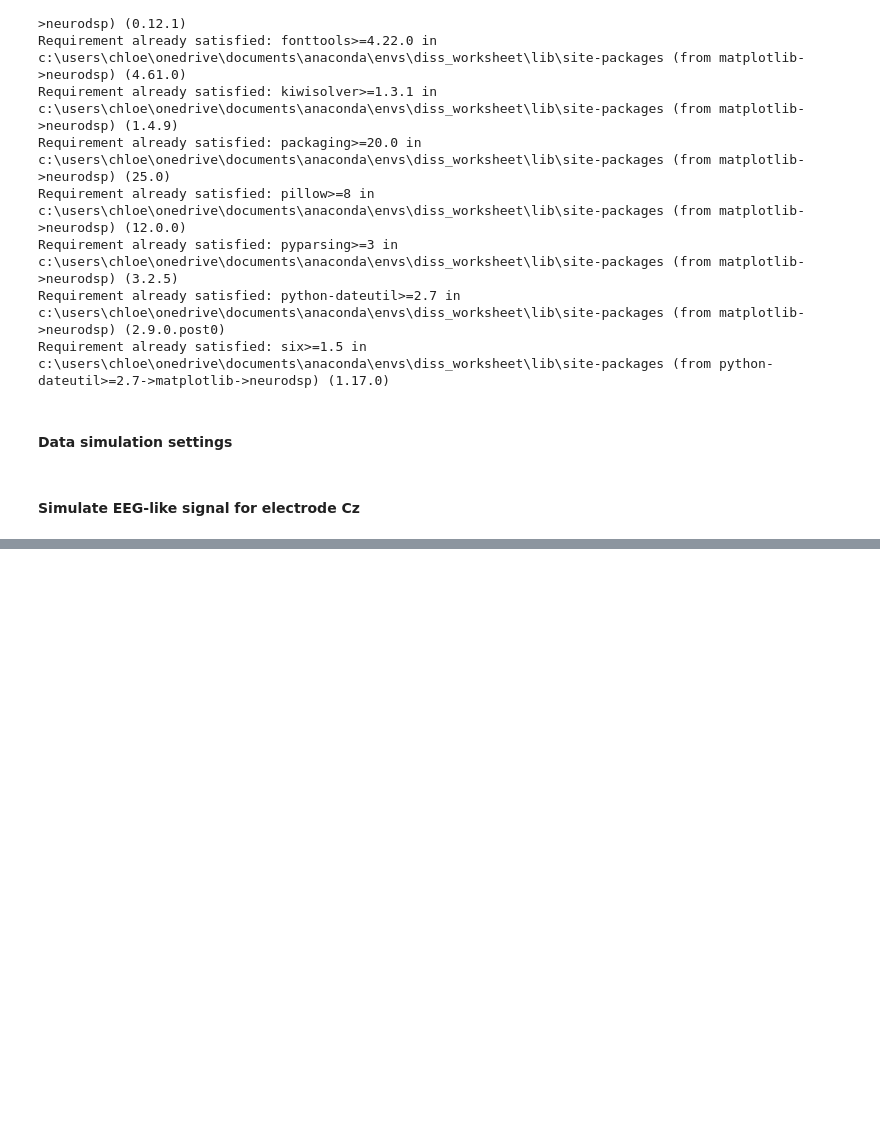
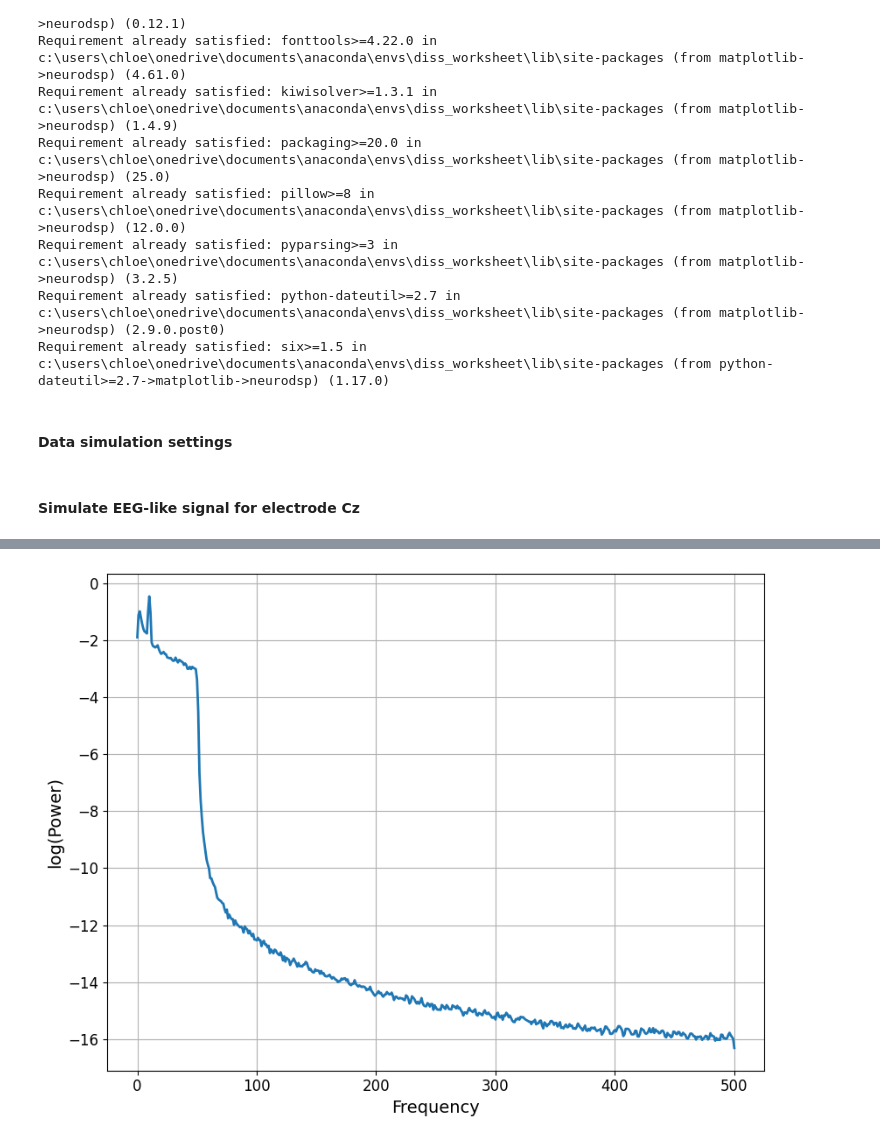
Before and after one commit to chloehooper18/DissertationSimulations, a Jupyter notebook: 02 Simulations 1ppt/01_Cz_Simulation.ipynb, the cells around one changed output, grey strips where cells are left out. Drawn from its saved outputs; the diff is of its cells as text; code cells hidden in the pictures; blank space fills up the shorter version.

```diff
--- a/02 Simulations 1ppt/01_Cz_Simulation.ipynb
+++ b/02 Simulations 1ppt/01_Cz_Simulation.ipynb
@@ -75,0 +97,6 @@ WARNING: Lower-bound peak width limit is < or ~= the frequency resolution: 0.50
+# %%
+# Plot the simulated data, in the frequency domain
+freqs, powers = compute_spectrum_welch(cz_signal, s_rate, nperseg=s_rate, noverlap=s_rate//2)
+plot_spectra(freqs, powers, log_powers=True)
+# %% [output]
+[figure, added]
```
Also changed, not shown: parts of 10 cells of this notebook.
